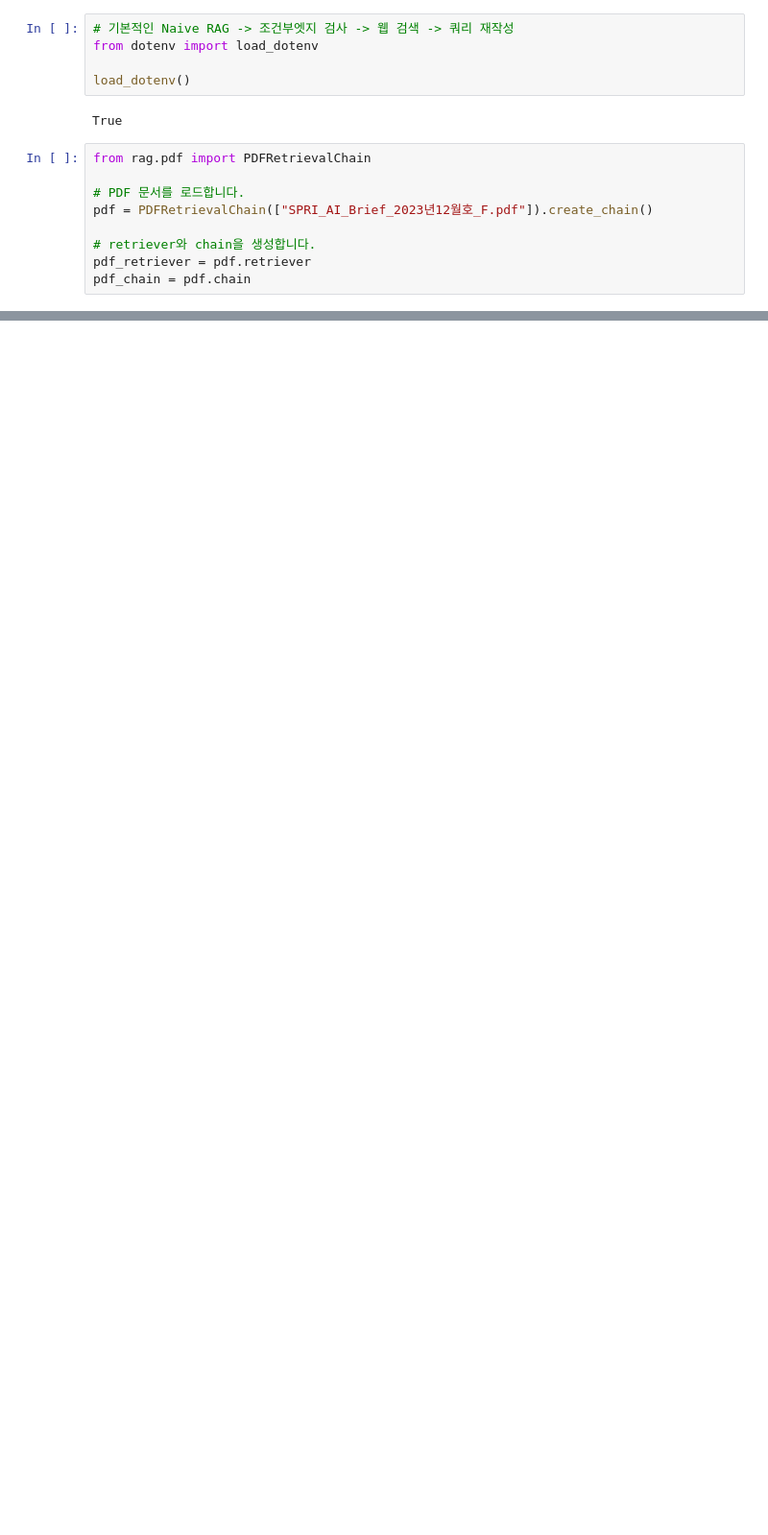
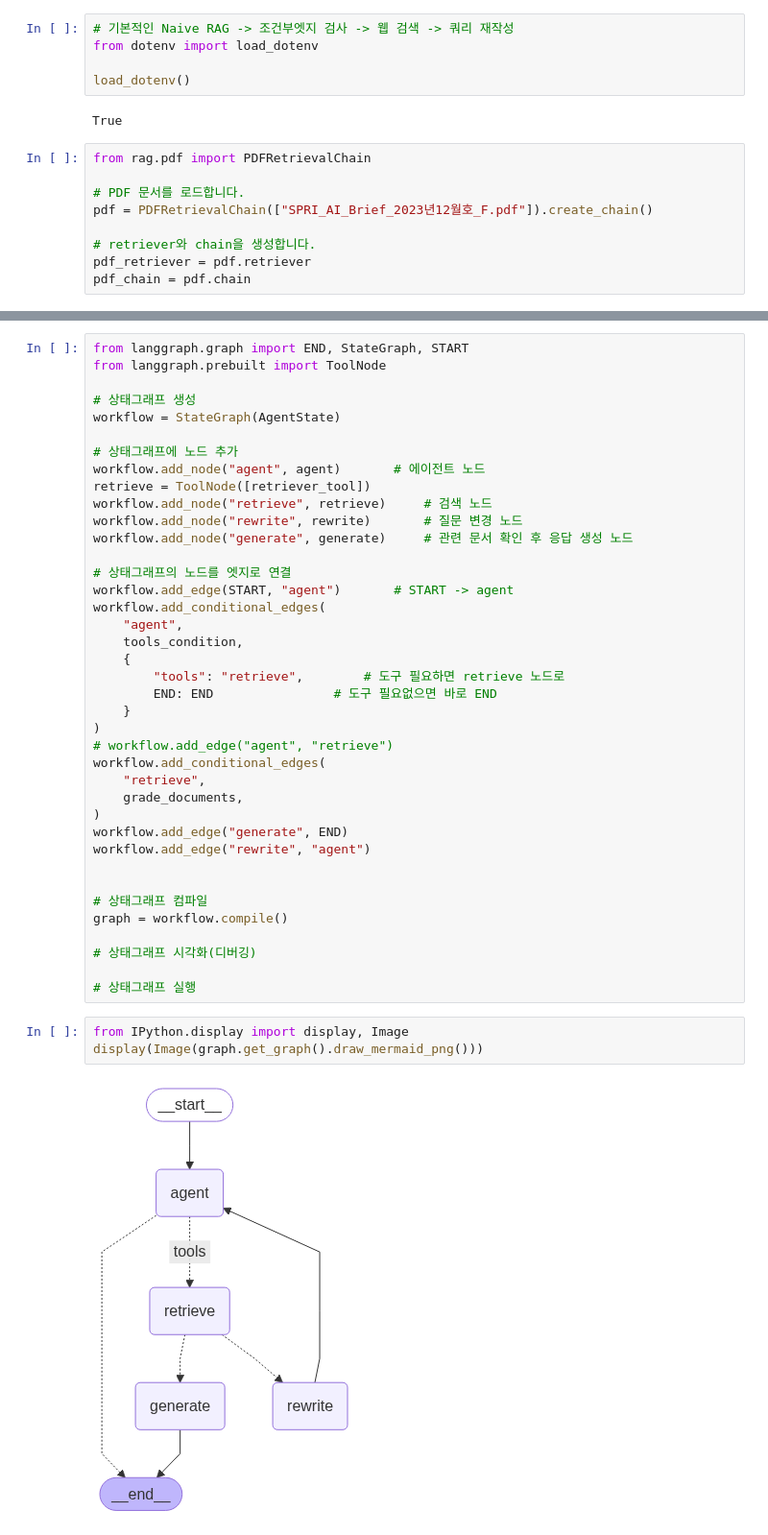
Before and after one commit to sonsungjong/python, a Jupyter notebook: RAG/17-LangGraph/02-Structures/06-Agentic_Rag.ipynb, the cells around one changed output, grey strips where cells are left out. Shown at 96% size. Drawn from its saved outputs; the diff is of its cells as text; blank space fills up the shorter version.

```diff
--- a/RAG/17-LangGraph/02-Structures/06-Agentic_Rag.ipynb
+++ b/RAG/17-LangGraph/02-Structures/06-Agentic_Rag.ipynb
@@ -54,0 +186,44 @@ n 프런티어 모델 포럼은 AI 모델의 취약점을 발견하고 검증하
+# %%
+from langgraph.graph import END, StateGraph, START
+from langgraph.prebuilt import ToolNode
+
+# 상태그래프 생성
+workflow = StateGraph(AgentState)
+
+# 상태그래프에 노드 추가
+workflow.add_node("agent", agent)       # 에이전트 노드
+retrieve = ToolNode([retriever_tool])
+workflow.add_node("retrieve", retrieve)     # 검색 노드
+workflow.add_node("rewrite", rewrite)       # 질문 변경 노드
+workflow.add_node("generate", generate)     # 관련 문서 확인 후 응답 생성 노드
+
+# 상태그래프의 노드를 엣지로 연결
+workflow.add_edge(START, "agent")       # START -> agent
+workflow.add_conditional_edges(
+    "agent",
+    tools_condition,
+    {
+        "tools": "retrieve",        # 도구 필요하면 retrieve 노드로
+        END: END                # 도구 필요없으면 바로 END
+    }
+)
+# workflow.add_edge("agent", "retrieve")
+workflow.add_conditional_edges(
+    "retrieve",
+    grade_documents,
+)
+workflow.add_edge("generate", END)
+workflow.add_edge("rewrite", "agent")
+
+
+# 상태그래프 컴파일
+graph = workflow.compile()
+
+# 상태그래프 시각화(디버깅)
+
+# 상태그래프 실행
+# %%
+from IPython.display import display, Image
+display(Image(graph.get_graph().draw_mermaid_png()))
+# %% [output]
+[figure, added]
```
Also changed, not shown: parts of 7 cells of this notebook.
